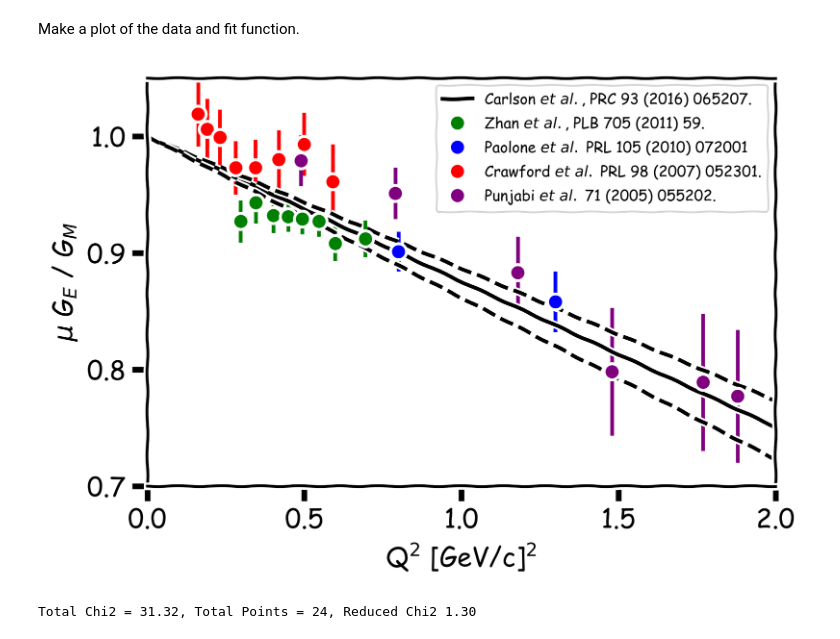
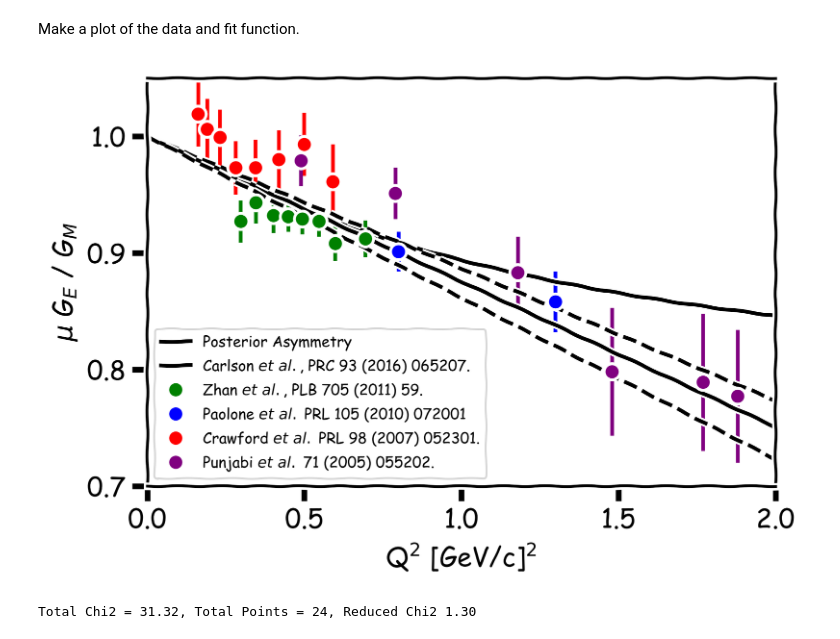
Before and after one commit to JeffersonLab/AsymmetryData, a Jupyter notebook: Asymmetry_Data.ipynb, the cells around one changed output. Cells and saved outputs as stored; diff of their text form; code cells hidden in the pictures.

Commit message:
Updated Plots

```diff
--- a/Asymmetry_Data.ipynb
+++ b/Asymmetry_Data.ipynb
@@ -43,46 +43,53 @@ vtffratio = list(map(np.add,veffratio,vsffratio))
 # Function from C. Carlson et al., PRC 93 (2016) 065207.
 def carlfunc(q2,delta):
     return (1-q2/(8.02*delta)) # [GeV/c]**2 units
+
+def newasym(q2):
+    return ((1+2.0907*q2)*(1+0.7641*q2))/((1+1.7045*q2)*(1+1.2556*q2))
 # %% [markdown]
 Make a plot of the data and fit function.
 # %%
 plt.xkcd()
 plt.figure(dpi=300)
 rq2=np.linspace(0,2.0,100)
+
+
+plt.plot(rq2,newasym(rq2),'-', color='black', \
+             label='Posterior Asymmetry')
 
 plt.plot(rq2,carlfunc(rq2,1),'-', color='black', \
              label='Carlson $\it{et\ al.}$, PRC 93 (2016) 065207.')
 
 plt.plot(rq2,carlfunc(rq2,1.1),'--', color='black')
 plt.plot(rq2,carlfunc(rq2,0.9),'--', color='black')
 
 plt.errorbar(zq2,zffratio, xerr=0, yerr=ztffratio, fmt='o',color='green' )
 plt.plot(zq2,zffratio, 'o', color='green', zorder=10, \
              label='Zhan $\it{et\ al.}$, PLB 705 (2011) 59.')
 
 plt.errorbar(pq2,pffratio, xerr=0, yerr=ptffratio, fmt='o', color='blue')
 plt.plot(pq2,pffratio,'o',color='blue', \
              label='Paolone $\it{et\ al.}$ PRL 105 (2010) 072001')
 
 plt.plot(cq2,cffratio, 'o', color='red', \
              label='Crawford $\it{et\ al.}$ PRL 98 (2007) 052301.')
 plt.errorbar(cq2,cffratio, xerr=0, yerr=ctffratio, fmt='o', color='red')
 
 plt.plot(vq2,vffratio, 'o', color='purple', \
              label='Punjabi $\it{et\ al.}$ 71 (2005) 055202.')
 plt.errorbar(vq2,vffratio, xerr=0, yerr=vtffratio, fmt='o', color='purple')
 
 plt.ylabel('$\mu$ G$_E$ / G$_M$')
 plt.xlabel('Q$^2$ [GeV/c]$^2$')
 plt.ylim(0.7,1.05)
 plt.xlim(0.00,2.00)
 plt.rc('legend', fontsize=8)
 plt.legend()
 plt.savefig("./Figures/AsymFigure.png") # Raster Graphic
 plt.savefig("./Figures/AsymFigure.pdf") # Vector Graphic
 plt.show()
 # %% [output]
-[figure, old version]
+[figure, new version]
 # %%
 
 #
```
Also changed, not shown: parts of 1 cell of this notebook, 9 other files.
